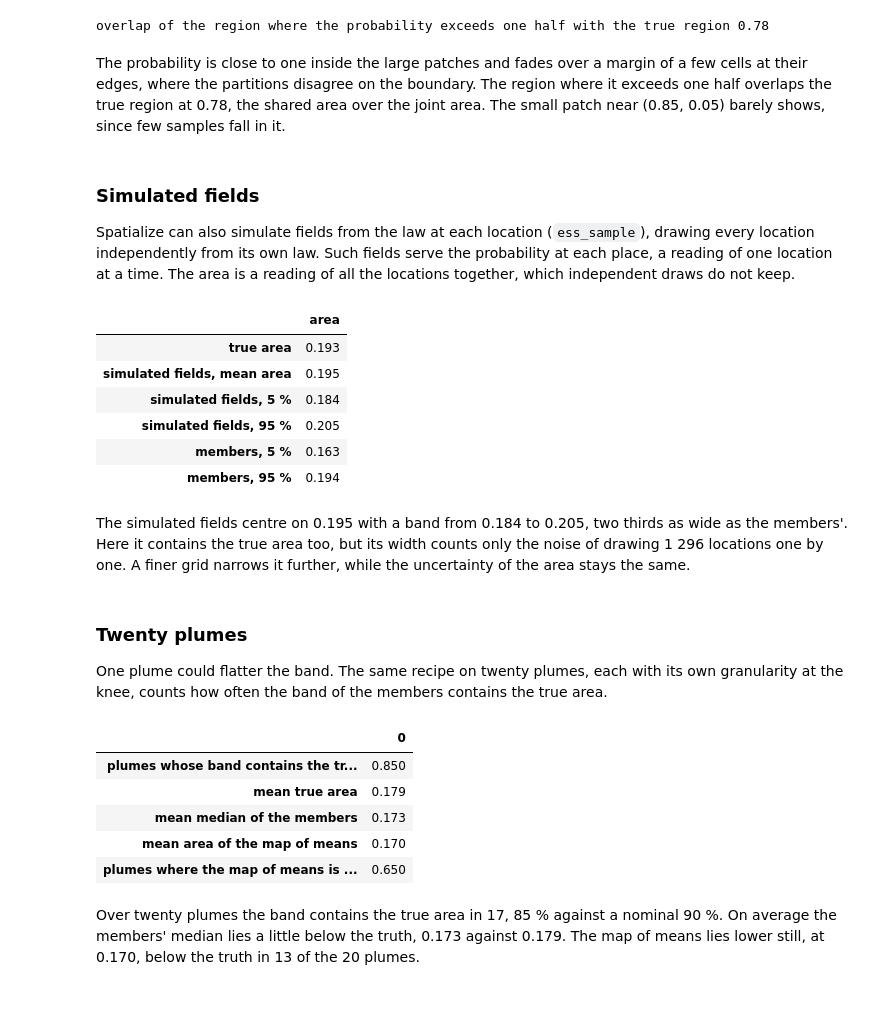
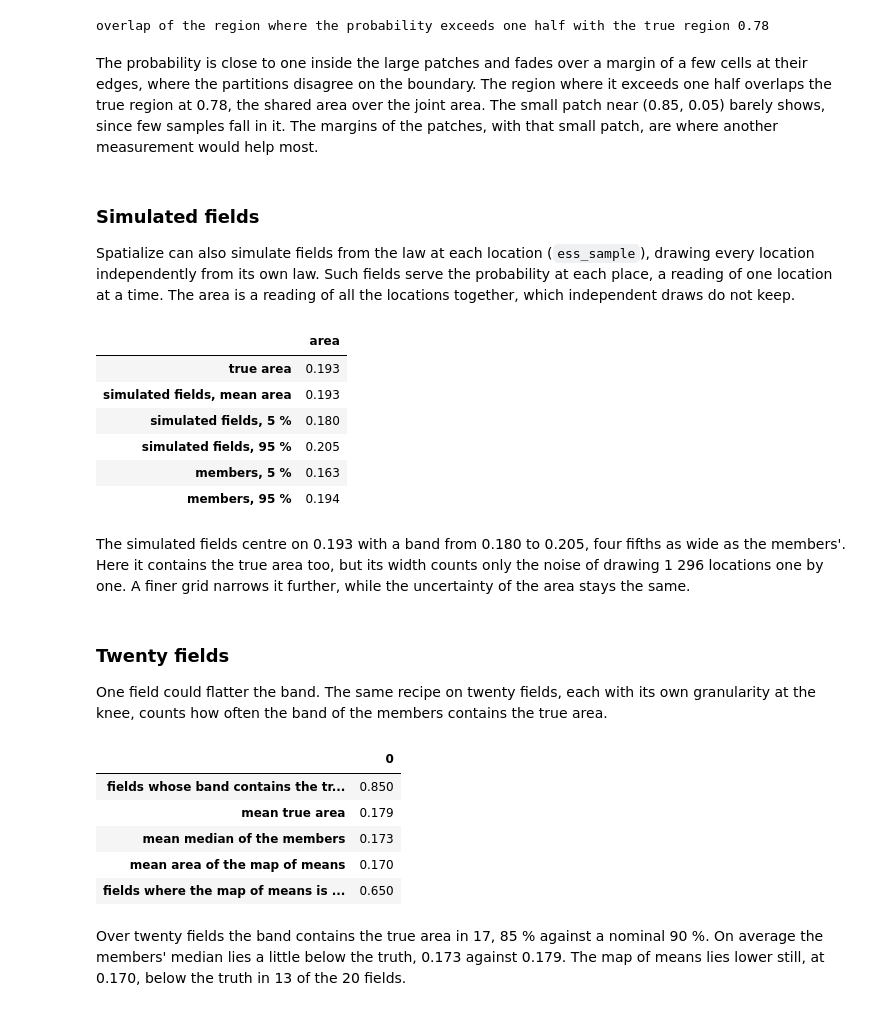
Before and after one commit to alges/spatialize-examples, a Jupyter notebook: examples/05_situations/16_exceedance_areas.ipynb, the cells around one changed output. Saved outputs shown, nothing was run; the diff lists cells and outputs as text; code cells hidden in the pictures.

```diff
--- a/examples/05_situations/16_exceedance_areas.ipynb
+++ b/examples/05_situations/16_exceedance_areas.ipynb
@@ -48,6 +48,7 @@ import matplotlib.pyplot as plt
 import spatialize
 from spatialize.gs.esi import esi_nongriddata, esi_pareto_hparams_search
 from spatialize.gs.ess import ess_sample
+from spatialize.empirical import FittedModelFactory
 import spatialize.gs.esi.scorefunction as sf
 from spatialize.logging import singleton_null_callback as quiet
 
@@ -57,7 +58,7 @@ m = 36
 grid = (np.arange(m) + 0.5) / m
 xi = np.stack(np.meshgrid(grid, grid), -1).reshape(-1, 2)          # maps are [y, x]
 
-def plume(seed, n_cells=30, n_samples=350):
+def skewed_field(seed, n_cells=30, n_samples=350):
     rng = np.random.default_rng(seed)
     nuclei = rng.random((n_cells, 2))
     marks = rng.lognormal(0.0, 1.0, n_cells)
@@ -65,7 +66,7 @@ def plume(seed, n_cells=30, n_samples=350):
     points = rng.random((n_samples, 2))
     return points, value(points), value(xi)
 
-points, values, truth = plume(0)
+points, values, truth = skewed_field(0)
 limit = np.quantile(truth, 0.8)
 true_area = np.mean(truth > limit)
 print(f"limit {limit:.2f}, true exceedance area {true_area:.3f}")
@@ -74,7 +75,7 @@ fig, ax = plt.subplots(figsize=(5.6, 5))
 im = ax.imshow(truth.reshape(m, m), origin="lower", extent=(0, 1, 0, 1), cmap="YlOrBr")
 ax.contour(grid, grid, (truth > limit).reshape(m, m).astype(float), levels=[0.5], colors="black", linewidths=1)
 ax.scatter(points[:, 0], points[:, 1], s=3, c="0.3")
-ax.set_title("The plume, the samples and the region above the limit")
+ax.set_title("The field, the samples and the region above the limit")
 fig.colorbar(im, ax=ax, shrink=0.8)
 plt.show()
 # %% [output]
@@ -176,7 +178,8 @@ overlap of the region where the probability exceeds one half with the true regio
 The probability is close to one inside the large patches and fades over a margin of a few cells at
 their edges, where the partitions disagree on the boundary. The region where it exceeds one half overlaps the true
 region at 0.78, the shared area over the joint area. The small patch near (0.85, 0.05) barely shows,
-since few samples fall in it.
+since few samples fall in it. The margins of the patches, with that small patch, are where another
+measurement would help most.
 # %% [markdown]
 ### Simulated fields
 
@@ -185,34 +188,34 @@ independently from its own law. Such fields serve the probability at each place,
 location at a time. The area is a reading of all the locations together, which independent draws do not
 keep.
 # %%
-simulations = np.asarray(ess_sample(result, n_sims=300, callback=quiet).scenarios).reshape(len(xi), -1)
+simulations = np.asarray(ess_sample(result, n_sims=300, fitted_model_factory=FittedModelFactory(seed=0), callback=quiet).scenarios).reshape(len(xi), -1)
 simulated_areas = (simulations > limit).mean(axis=0)
 pd.Series({"true area": true_area, "simulated fields, mean area": simulated_areas.mean(),
            "simulated fields, 5 %": np.quantile(simulated_areas, 0.05),
            "simulated fields, 95 %": np.quantile(simulated_areas, 0.95),
            "members, 5 %": low, "members, 95 %": high}).round(3).to_frame("area")
 # %% [output]
 |  | area |
 | true area | 0.193 |
-| simulated fields, mean area | 0.195 |
-| simulated fields, 5 % | 0.184 |
+| simulated fields, mean area | 0.193 |
+| simulated fields, 5 % | 0.180 |
 | simulated fields, 95 % | 0.205 |
 | members, 5 % | 0.163 |
 | members, 95 % | 0.194 |
 # %% [markdown]
-The simulated fields centre on 0.195 with a band from 0.184 to 0.205, two thirds as wide as the
+The simulated fields centre on 0.193 with a band from 0.180 to 0.205, four fifths as wide as the
 members'. Here it contains the true area too, but its width counts only the noise of drawing 1 296
 locations one by one. A finer grid narrows it further, while the uncertainty of the area stays the
 same.
 # %% [markdown]
-### Twenty plumes
+### Twenty fields
 
-One plume could flatter the band. The same recipe on twenty plumes, each with its own granularity at
+One field could flatter the band. The same recipe on twenty fields, each with its own granularity at
 the knee, counts how often the band of the members contains the true area.
 # %%
 rows = []
 for seed in range(20):
-    p, v, t = plume(seed)
+    p, v, t = skewed_field(seed)
     lim = np.quantile(t, 0.8)
     a = esi_pareto_hparams_search(p, v, local_interpolator=best_decoder, p_process=best_process, n_partitions=[100],
                                   alpha=[0.6, 0.7, 0.8, 0.9, 0.95], k="loo", scoring="crps", seed=0,
@@ -223,22 +226,22 @@ for seed in range(20):
     rows.append({"true area": np.mean(t > lim), "band contains it": lo <= np.mean(t > lim) <= hi,
                  "median of the members": np.median(ar), "map of means": np.mean(mem.mean(axis=1) > lim)})
 twenty = pd.DataFrame(rows)
-pd.Series({"plumes whose band contains the true area": twenty["band contains it"].mean(),
+pd.Series({"fields whose band contains the true area": twenty["band contains it"].mean(),
            "mean true area": twenty["true area"].mean(),
            "mean median of the members": twenty["median of the members"].mean(),
            "mean area of the map of means": twenty["map of means"].mean(),
-           "plumes where the map of means is below the truth": np.mean(twenty["map of means"] < twenty["true area"])}).round(3).to_frame()
+           "fields where the map of means is below the truth": np.mean(twenty["map of means"] < twenty["true area"])}).round(3).to_frame()
 # %% [output]
 |  | 0 |
-| plumes whose band contains the tr... | 0.850 |
+| fields whose band contains the tr... | 0.850 |
 | mean true area | 0.179 |
 | mean median of the members | 0.173 |
 | mean area of the map of means | 0.170 |
-| plumes where the map of means is ... | 0.650 |
+| fields where the map of means is ... | 0.650 |
 # %% [markdown]
-Over twenty plumes the band contains the true area in 17, 85 % against a nominal 90 %. On average the
+Over twenty fields the band contains the true area in 17, 85 % against a nominal 90 %. On average the
 members' median lies a little below the truth, 0.173 against 0.179. The map of means lies lower still,
-at 0.170, below the truth in 13 of the 20 plumes.
+at 0.170, below the truth in 13 of the 20 fields.
 # %% [markdown]
 ## Pitfalls
 
```
Also changed, not shown: parts of 9 cells of this notebook, 4 other files.
